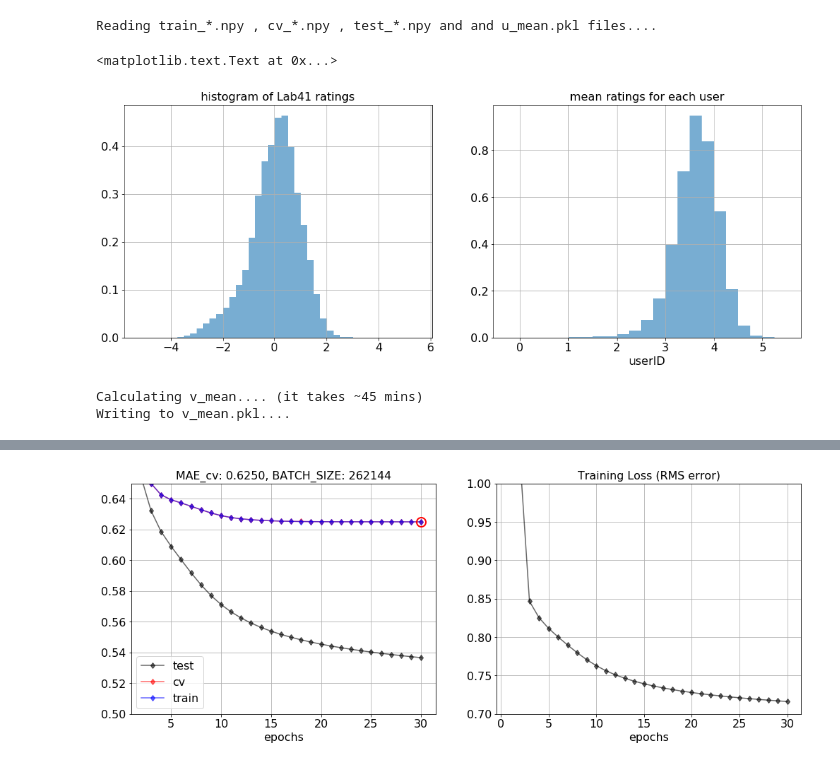
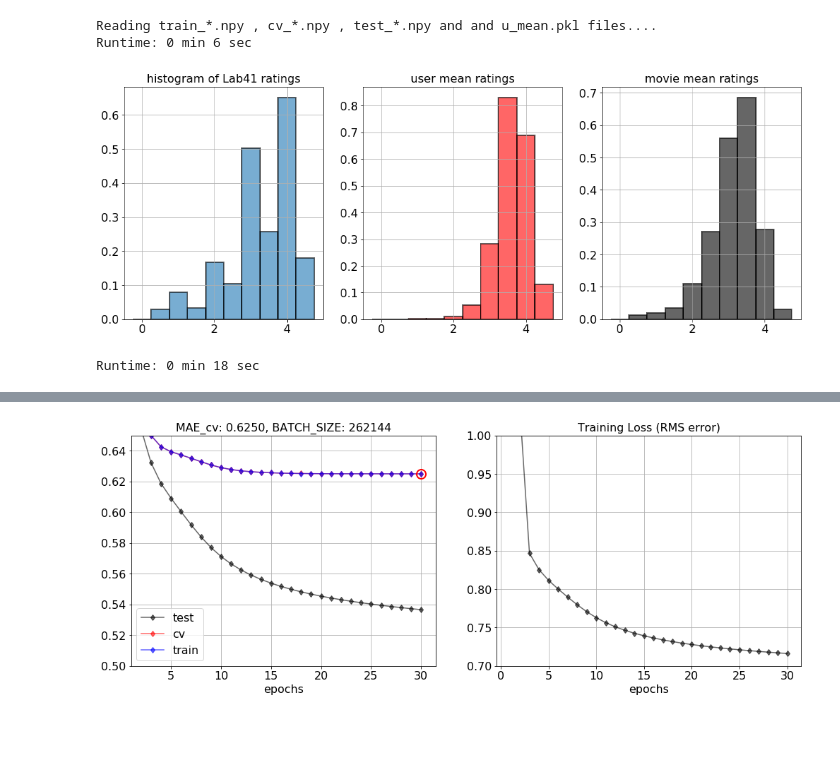
Before and after one commit to ozkansafak/Matrix_Factorization, a Jupyter notebook: main.ipynb, the cells around one changed output, grey strips where cells are left out. Saved outputs shown, nothing was run; the diff lists cells and outputs as text; code cells hidden in the pictures; blank space fills up the shorter version.

```diff
--- a/main.ipynb
+++ b/main.ipynb
@@ -60,34 +62,56 @@ The autoreload extension is already loaded. To reload it, use:
 # %%
-# Read Lab41 dataset into:
-#                          train_Y, cv_Y, test_Y
+# Read Lab41 dataset into: train_Y, cv_Y, test_Y
 #                          train_Y_indices, cv_Y_indices, test_Y_indices
 
+start = time.time()
 #...................................................
 train_Y_indices, train_Y, cv_Y_indices, \
         cv_Y, test_Y_indices, test_Y, \
-        n_users, n_movies, u_mean = read_and_split_data()
+        n_users, n_movies, u_mean_dict, v_mean_dict = read_and_split_data()
 
-ax = plt.subplot(121)
-ax.hist(np.concatenate((train_Y,cv_Y,test_Y)), bins=np.arange(-5.25, 5.75, 0.25), alpha=.6, normed=True);
+ax = plt.subplot(131)
+ax.hist(np.concatenate((train_Y, cv_Y, test_Y)), bins=np.arange(-.25, 5.25, 0.5), alpha=.6, \
+         edgecolor='black', linewidth=2, normed=True);
 ax.set_title('histogram of Lab41 ratings');
 
 #...................................................
 
-ax = plt.subplot(122)
-# ax.plot(list(u_mean.values()),'k.', alpha=.2)
-ax.hist((list(u_mean.values())), bins=np.arange(-0.25, 5.75, 0.25), alpha=.6, normed=True);
-ax.set_title('mean ratings for each user')
-ax.set_xlabel('userID')
-# .......................................
+ax = plt.subplot(132)
+ax.hist((list(u_mean_dict.values())), bins=np.arange(-.25, 5.25, 0.5), alpha=.6, \
+        color='red', edgecolor='black', linewidth=2, normed=True);
+ax.set_title('user mean ratings');
+
+ax = plt.subplot(133)
+
+ax.hist((list(v_mean_dict.values())), bins=np.arange(-.25, 5.25, 0.5), alpha=.6, \
+        color='black', edgecolor='black', linewidth=2, normed=True);
+ax.set_title('movie mean ratings');
+
+
+print_runtime(start)
 # %% [output]
 Reading train_*.npy , cv_*.npy , test_*.npy and and u_mean.pkl files....
+Runtime: 0 min 6 sec
-<matplotlib.text.Text at 0x...>
-[figure, old version]
+[figure, new version]
-# %%
-calculate_v_mean(train_Y_indices, train_Y, cv_Y_indices, cv_Y)
-# %% [output]
-Calculating v_mean.... (it takes ~45 mins)
-Writing to v_mean.pkl....
+# %%
+def get_train_u_mean(train_Y_indices, u_mean_dict, v_mean_dict):
+    N = train_Y_indices.shape[0]
+    train_u_mean = np.zeros((N, 1))
+    train_v_mean = np.zeros((N, 1))
+    for i in range(N):
+        u_idx = train_Y_indices[i,0]
+        v_idx = train_Y_indices[i,1]
+        train_u_mean[i] = u_mean_dict[u_idx]
+        train_v_mean[i] = v_mean_dict[v_idx]
+
+    return train_u_mean, train_v_mean
+
+start = time.time()
+train_u_mean, train_v_mean = get_train_u_mean(train_Y_indices, u_mean_dict, v_mean_dict)
+
+print_runtime(start)
+# %% [output]
+Runtime: 0 min 18 sec
 # %%
 # hyperparameters
 # BATCH_SIZE = 1024*16
```
Also changed, not shown: parts of 4 cells of this notebook, 2 other files.
